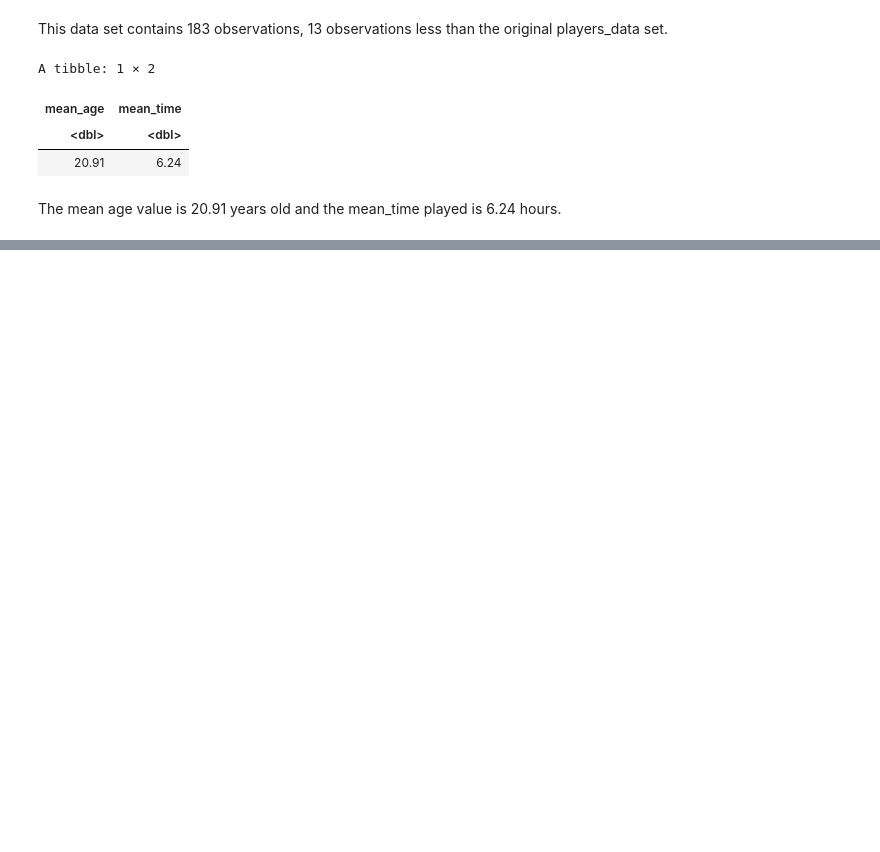
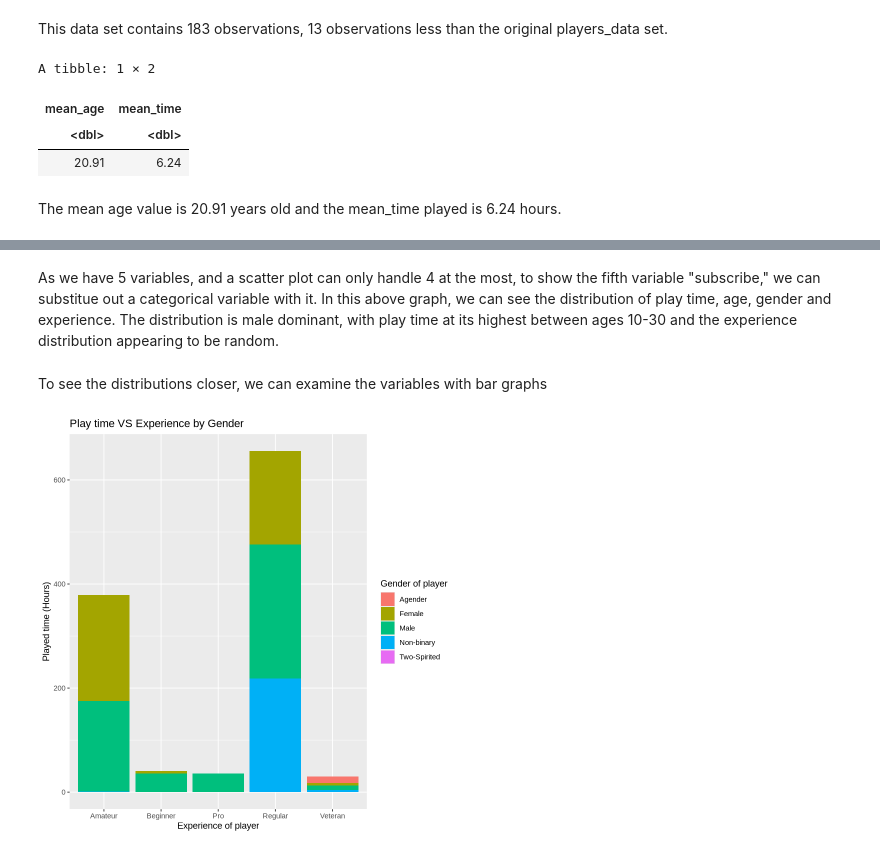
Before and after one commit to john13243/Data-Science-Group-Project-Individual-Portion-16, a Jupyter notebook: port.ipynb, the cells around one changed output, grey strips where cells are left out. Drawn from its saved outputs; the diff is of its cells as text; code cells hidden in the pictures; blank space fills up the shorter version.

```diff
--- a/port.ipynb
+++ b/port.ipynb
@@ -125,0 +118,13 @@ player_graph
+# %% [markdown]
+As we have 5 variables, and a scatter plot can only handle 4 at the most, to show the fifth variable "subscribe," we can substitue out a categorical variable with it. In this above graph, we can see the distribution of play time, age, gender and experience. The distribution is male dominant, with play time at its highest between ages 10-30 and the experience distribution appearing to be random.
+# %% [markdown]
+To see the distributions closer, we can examine the variables with bar graphs
+# %%
+player_bar <- filtered_players |>
+    ggplot(aes(x = experience, y = played_hours, fill = gender)) +
+    geom_bar(stat = "identity") +
+    labs(x = "Experience of player", y = "Played time (Hours)", fill = "Gender of player") +
+    ggtitle("Play time VS Experience by Gender")
+player_bar
+# %% [output]
+[figure, added]
```
Also changed, not shown: parts of 10 cells of this notebook.
